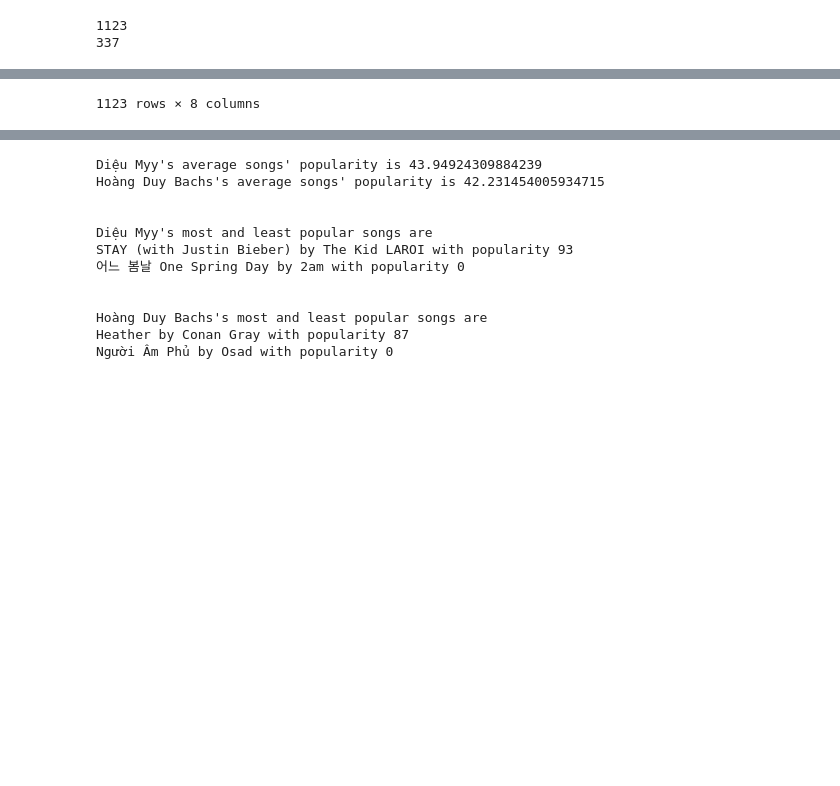
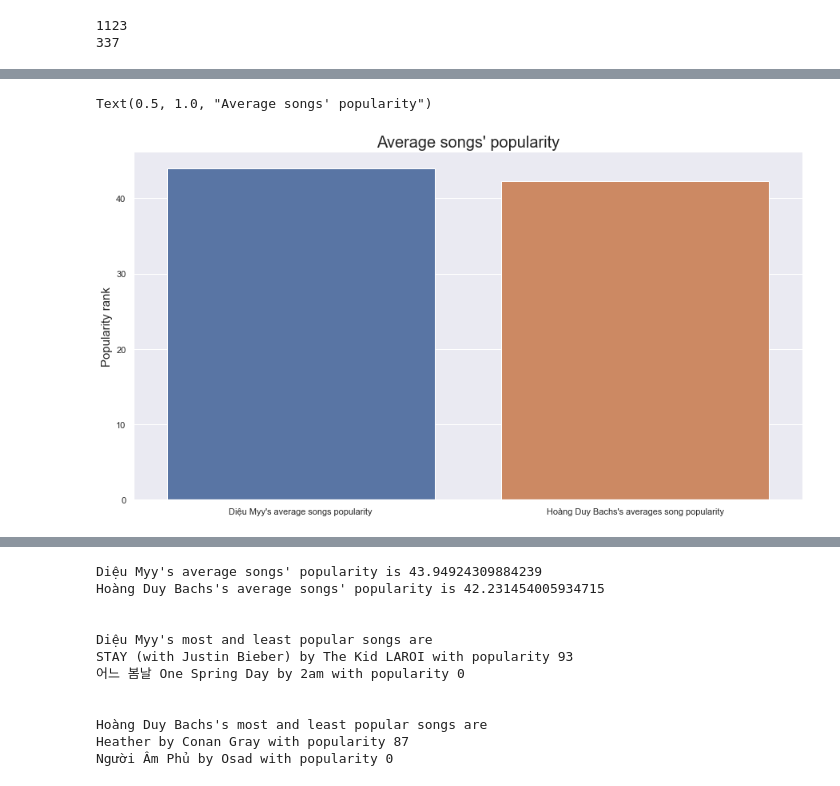
Before and after one commit to vutruong99/Spot1ny, a Jupyter notebook: Spot1ny.ipynb, the cells around one changed output, grey strips where cells are left out. Drawn from its saved outputs; the diff is of its cells as text; code cells hidden in the pictures; blank space fills up the shorter version.

```diff
--- a/Spot1ny.ipynb
+++ b/Spot1ny.ipynb
@@ -47,3 +82,7 @@ second_user_df.head()
 # %%
-first_user_df.sort_values(by=["popularity"])
+users_popularity = [user1 + "'s average songs popularity", user2 + "'s averages song popularity"]
+popularity = [first_user_df["popularity"].mean(), second_user_df["popularity"].mean()]
+p = sns.barplot(x= users_popularity, y= popularity)
+p.set_ylabel("Popularity rank", fontsize = 15)
+p.set_title("Average songs' popularity", fontsize = 20)
 # %% [output]
@@ -62,4 +89,5 @@ first_user_df.sort_values(by=["popularity"])
-1123 rows × 8 columns
+Text(0.5, 1.0, "Average songs' popularity")
+[figure, added]
 # %%
 def generateDictionary(dataframe, column):
     user_data = []
```
Also changed, not shown: parts of 26 cells of this notebook.
